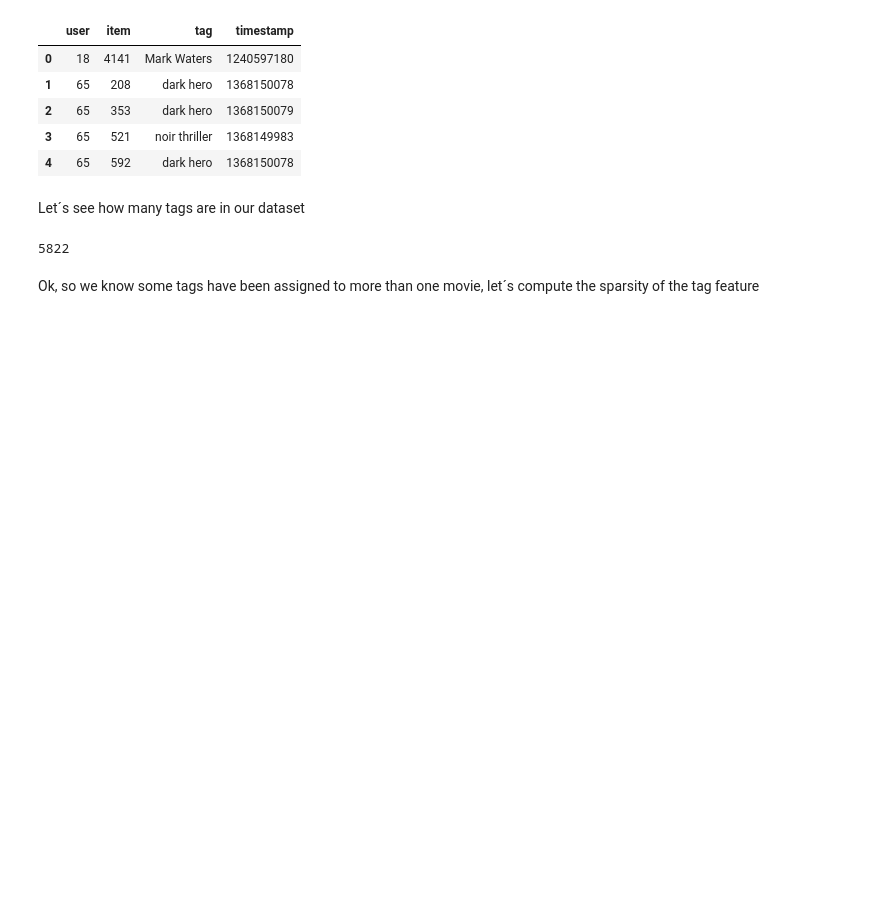
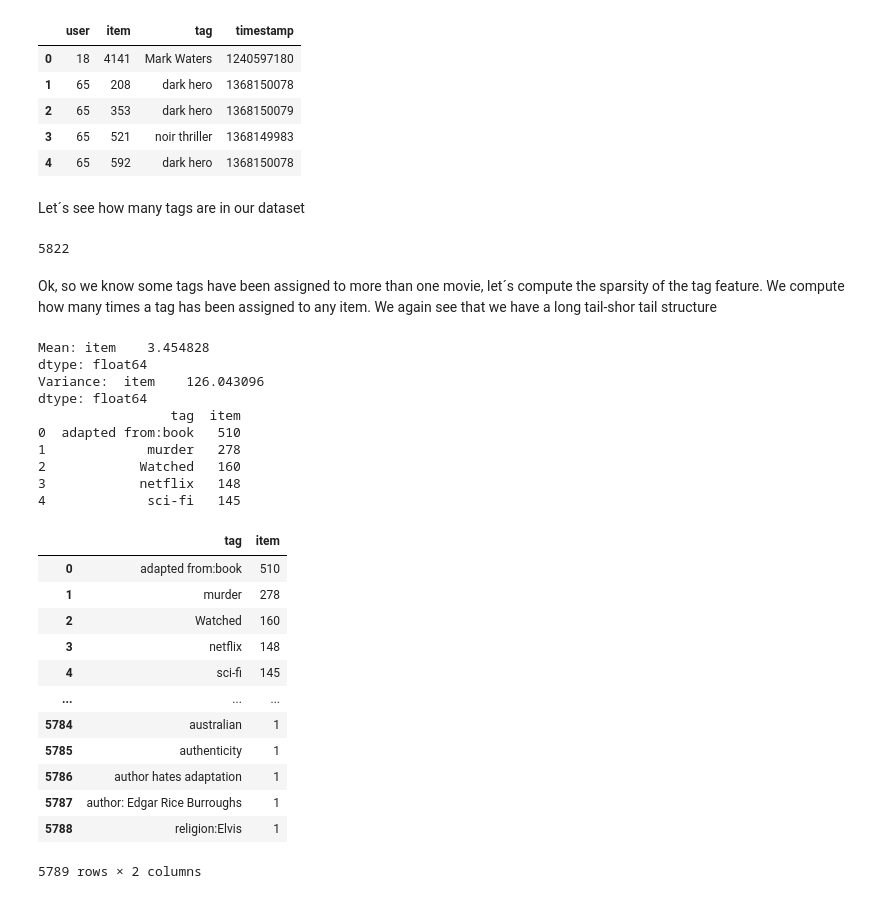
Before and after one commit to csotogd/Recommender-System-santa-claus, a Jupyter notebook: RS project.ipynb, the cells around one changed output. Cells and saved outputs as stored; diff of their text form; code cells hidden in the pictures; blank space fills up the shorter version.

```diff
--- a/RS project.ipynb
+++ b/RS project.ipynb
@@ -237,11 +365,40 @@ print(len(tags_df['tag'].unique()))
 # %% [output]
 5822
 # %% [markdown]
-Ok, so we know some tags have been assigned to more than one movie, let´s compute the sparsity of the tag feature
+Ok, so we know some tags have been assigned to more than one movie, let´s compute the sparsity of the tag feature.
+We compute how many times a tag has been assigned to any item.
+We again see that we have a long tail-shor tail structure
 # %%
 tags_df['item']= tags_df.index
-count_tags_df = tags_df[['tag','movie']].groupby(['tag']).count()
-count_tags_df = count_tags_df.sort_values(by="movie", ascending=False).reset_index()
+count_items_per_tag_df = tags_df[['tag','item']].groupby(['tag']).count()
+print('Mean:', count_items_per_tag_df.mean())
+print('Variance: ', count_items_per_tag_df.var())
+count_items_per_tag_df = count_items_per_tag_df.sort_values(by="item", ascending=False).reset_index()
+print(count_items_per_tag_df.head())
 #print(list(count_tags_df.index))
-display(count_tags_df)
-sns.displot(data=count_tags_df, x=list(count_tags_df.index), y='item')
+display(count_items_per_tag_df)
+#sns.displot(data=count_items_per_tag_df, x=list(count_items_per_tag_df.index), y='item')
+# %% [output]
+Mean: item    3.454828
+dtype: float64
+Variance:  item    126.043096
+dtype: float64
+                 tag  item
+0  adapted from:book   510
+1             murder   278
+2            Watched   160
+3            netflix   148
+4             sci-fi   145
+|  | tag | item |
+| 0 | adapted from:book | 510 |
+| 1 | murder | 278 |
+| 2 | Watched | 160 |
+| 3 | netflix | 148 |
+| 4 | sci-fi | 145 |
+| ... | ... | ... |
+| 5784 | australian | 1 |
+| 5785 | authenticity | 1 |
+| 5786 | author hates adaptation | 1 |
+| 5787 | author: Edgar Rice Burroughs | 1 |
+| 5788 | religion:Elvis | 1 |
+5789 rows × 2 columns
```
Also changed, not shown: parts of 59 cells of this notebook.
